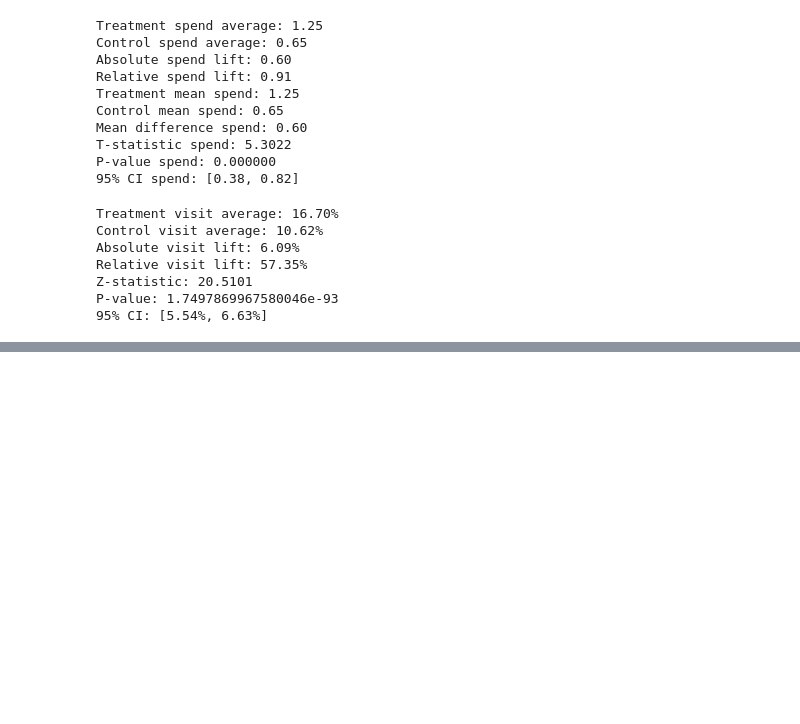
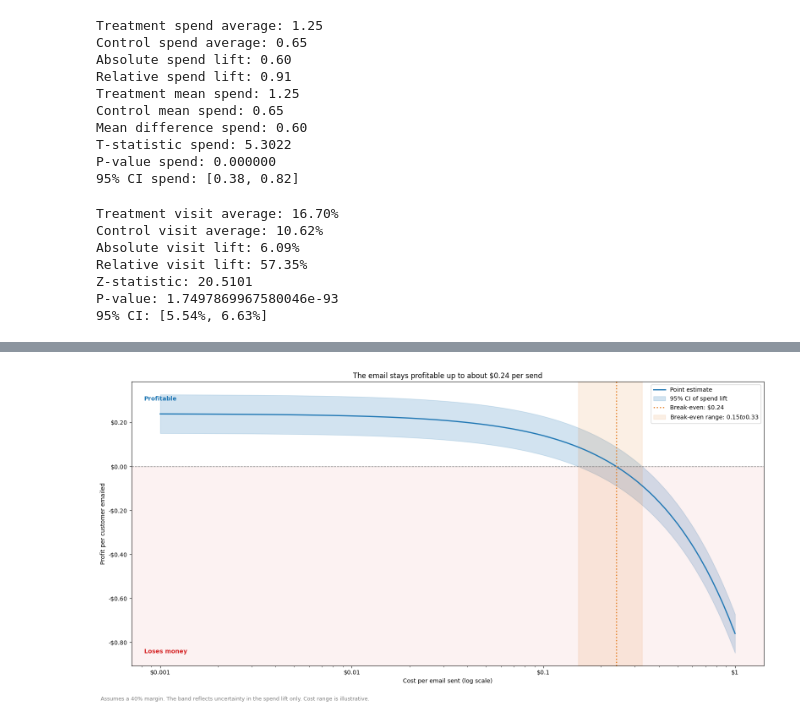
Before and after one commit to pinkbricks/email-marketing-ab-test, a Jupyter notebook: hillstrom.ipynb, the cells around one changed output, grey strips where cells are left out. Saved outputs shown, nothing was run; the diff lists cells and outputs as text; code cells hidden in the pictures; blank space fills up the shorter version.

```diff
--- a/hillstrom.ipynb
+++ b/hillstrom.ipynb
@@ -572,0 +676,86 @@ P-value: 1.7497869967580046e-93
+# %%
+from matplotlib.ticker import FuncFormatter, NullFormatter
+
+MARGIN = 0.40
+
+# Break-even for the low and high scenarios (profit + cost = lift x margin)
+be_low = (results['profit_low'] + results['email_cost']).iloc[0]
+be_high = (results['profit_high'] + results['email_cost']).iloc[0]
+print(f"Break-even range: ${be_low:.3f} to ${be_high:.3f} (point: ${break_even_point:.3f})")
+
+plt.figure(figsize=(16, 8))
+
+# Point estimate
+plt.plot(
+    results['email_cost'],
+    results['profit_point'],
+    color='#1f77b4',
+    label='Point estimate',
+    linewidth=2
+)
+
+# Confidence interval band
+plt.fill_between(
+    results['email_cost'],
+    results['profit_low'],
+    results['profit_high'],
+    color='#1f77b4',
+    alpha=0.2,
+    label='95% CI of spend lift'
+)
+
+# Zero-profit reference line
+plt.axhline(0, color='gray', linestyle='--', linewidth=1)
+
+# Tint the loss region
+ymin, ymax = plt.ylim()
+plt.axhspan(ymin, 0, color='#d62728', alpha=0.06)
+plt.ylim(ymin, ymax)
+
+# Break-even point and range
+plt.axvline(
+    break_even_point,
+    color='#e67e22',
+    linestyle=':',
+    linewidth=2,
+    label=f'Break-even: ${break_even_point:.2f}'
+)
+plt.axvspan(
+    be_low, be_high,
+    color='#e67e22',
+    alpha=0.12,
+    label=f'Break-even range: ${be_low:.2f} to ${be_high:.2f}'
+)
+
+# Zone labels
+plt.text(0.02, 0.95, 'Profitable', transform=plt.gca().transAxes,
+         va='top', color='#1f77b4', fontweight='bold')
+plt.text(0.02, 0.04, 'Loses money', transform=plt.gca().transAxes,
+         va='bottom', color='#d62728', fontweight='bold')
+
+# Log scale with dollar labels
+plt.xscale('log')
+plt.gca().xaxis.set_major_formatter(FuncFormatter(lambda x, _: f'${x:g}'))
+plt.gca().xaxis.set_minor_formatter(NullFormatter())
+plt.gca().yaxis.set_major_formatter(
+    FuncFormatter(lambda y, _: f'-${abs(y):.2f}' if y < 0 else f'${y:.2f}'))
+
+plt.xlabel('Cost per email sent (log scale)')
+plt.ylabel('Profit per customer emailed')
+plt.title(f'The email stays profitable up to about ${break_even_point:.2f} per send')
+
+plt.legend(loc='upper right')
+plt.grid(False)
+
+# Caption
+plt.figtext(
+    0.01, 0.01,
+    f"Assumes a {MARGIN:.0%} margin. The band reflects uncertainty in the spend lift only. "
+    "Cost range is illustrative.",
+    fontsize=9, color='gray', ha='left'
+)
+
+plt.tight_layout(rect=[0, 0.04, 1, 1])
+plt.savefig('assets/outputs/profit_sensitivity.png', dpi=300, bbox_inches='tight')
+plt.show()
+# %% [output]
@@ -572,0 +763 @@ P-value: 1.7497869967580046e-93
+[figure, added]
```
Also changed, not shown: parts of 5 cells of this notebook, 2 other files.
